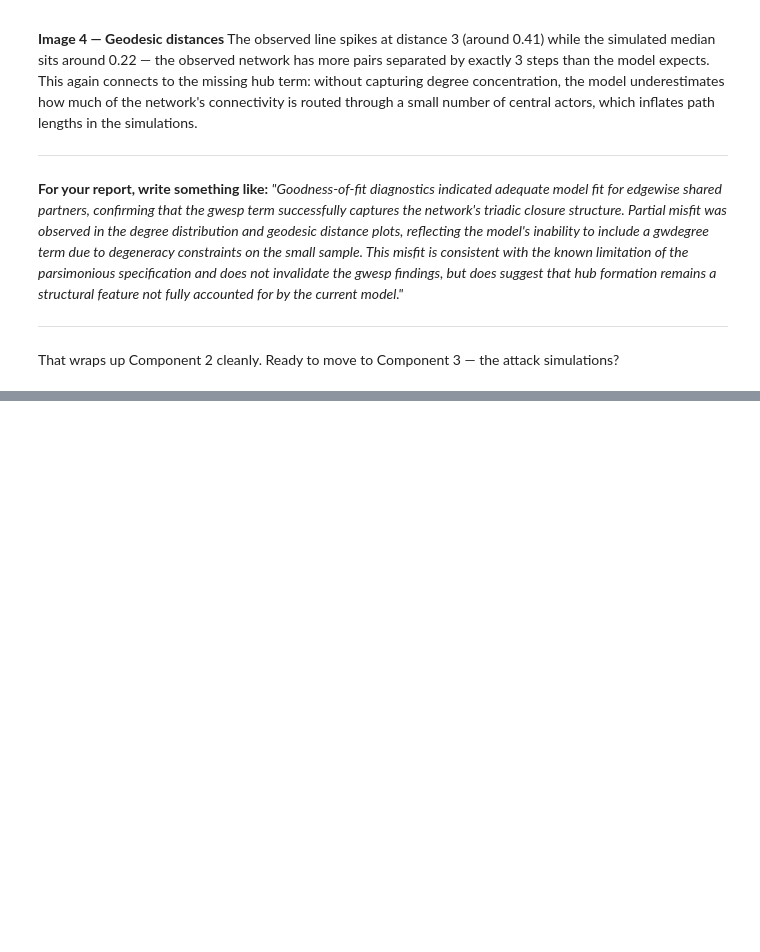
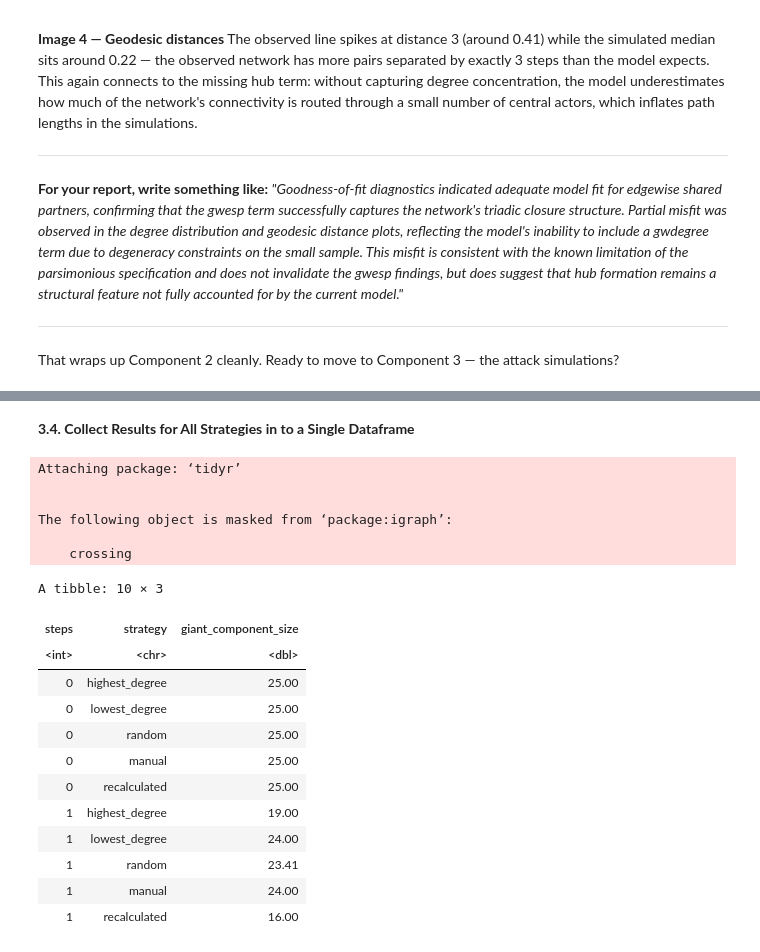
Before and after one commit to ananya923/Social-Networks-Analysis-SOCIOL728, a Jupyter notebook: Research Reports/research-report-02.ipynb, the cells around one changed output, grey strips where cells are left out. Cells and saved outputs as stored; diff of their text form; code cells hidden in the pictures; blank space fills up the shorter version.

```diff
--- a/Research Reports/research-report-02.ipynb
+++ b/Research Reports/research-report-02.ipynb
@@ -981,0 +987,13 @@ That wraps up Component 2 cleanly. Ready to move to Component 3 — the attack s
+# %%
+# Helper function: returns size of giant connected component
+giant_component_size <- function(graph) {
+  components <- igraph::components(graph)
+  max(components$csize)
+}
+
+# Baseline: giant component size of full network
+baseline <- giant_component_size(g)
+cat("Baseline giant component size:", baseline, "\n")
+
+# Store results for all strategies in a list
+results <- list()
@@ -981,0 +1162,48 @@ That wraps up Component 2 cleanly. Ready to move to Component 3 — the attack s
+# %% [markdown]
+**3.4. Collect Results for All Strategies in to a Single Dataframe**
+# %%
+# Number of removals (0 through 25)
+steps <- 0:25
+
+# Combine all strategies into one data frame
+results_df <- data.frame(
+  steps             = steps,
+  highest_degree    = results[["highest_degree"]],
+  lowest_degree     = results[["lowest_degree"]],
+  random            = results[["random"]],
+  manual            = results[["manual"]],
+  recalculated      = results[["recalculated"]]
+)
+
+# Reshape to long format for ggplot
+library(tidyr)
+
+results_long <- tidyr::pivot_longer(
+  results_df,
+  cols      = -steps,
+  names_to  = "strategy",
+  values_to = "giant_component_size"
+)
+
+# Quick check
+head(results_long, 10)
+# %% [output]
+Attaching package: ‘tidyr’
+
+
+The following object is masked from ‘package:igraph’:
+
+    crossing
+A tibble: 10 × 3
+| steps | strategy | giant_component_size |
+| <int> | <chr> | <dbl> |
+| 0 | highest_degree | 25.00 |
+| 0 | lowest_degree | 25.00 |
+| 0 | random | 25.00 |
+| 0 | manual | 25.00 |
+| 0 | recalculated | 25.00 |
+| 1 | highest_degree | 19.00 |
+| 1 | lowest_degree | 24.00 |
+| 1 | random | 23.41 |
+| 1 | manual | 24.00 |
+| 1 | recalculated | 16.00 |
```
Also changed, not shown: parts of 18 cells of this notebook.
